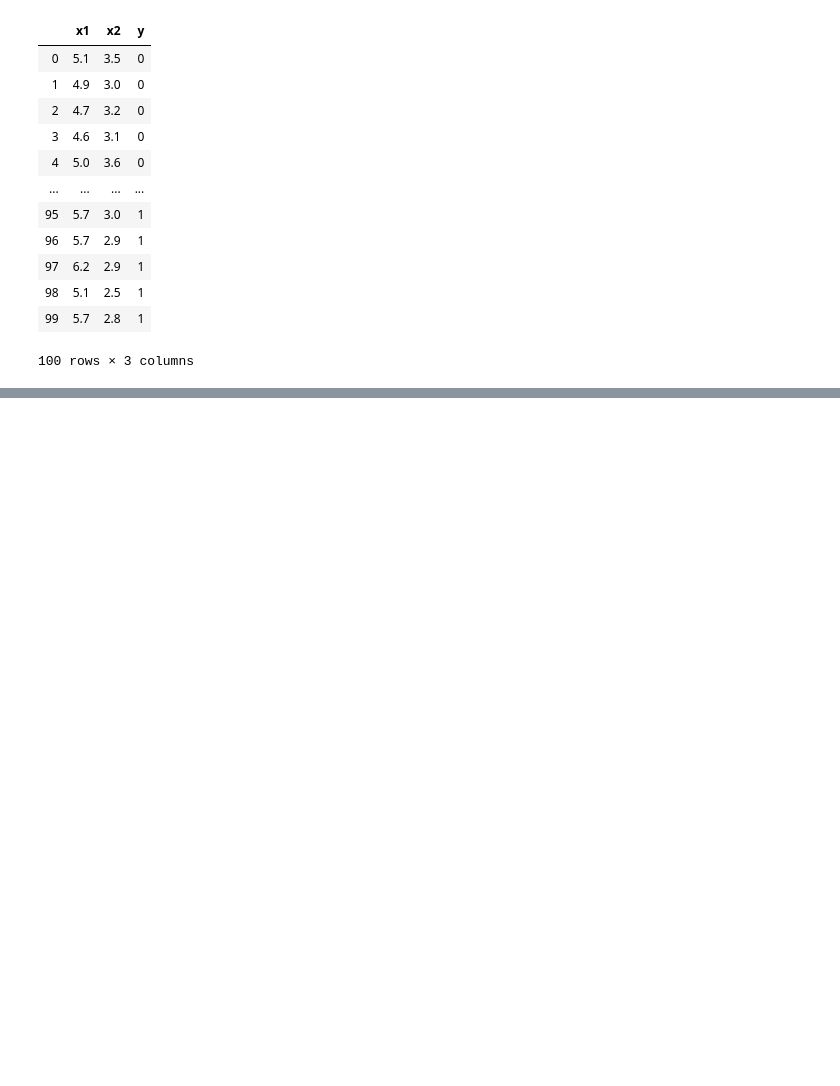
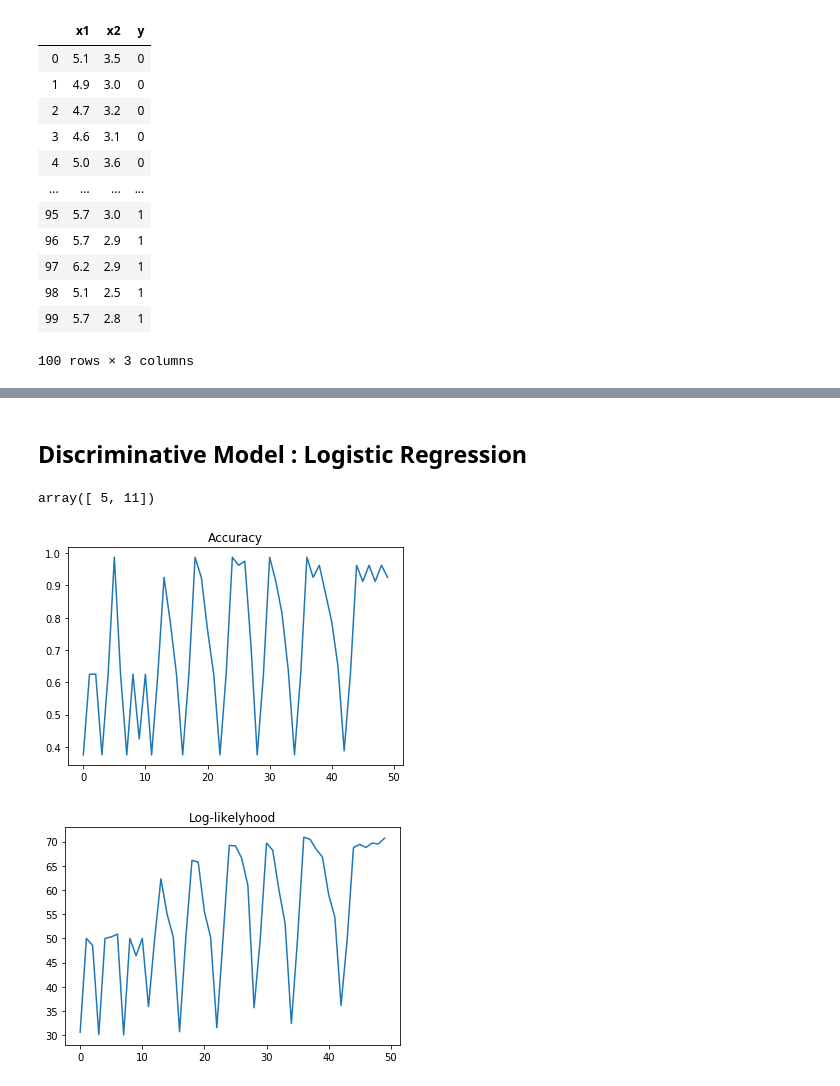
Before and after one commit to Maxtoq/Classification-with-Discriminative-and-Generative-models, a Jupyter notebook: Classification-with-Discriminative-and-Generative-models.ipynb, the cells around one changed output, grey strips where cells are left out. Cells and saved outputs as stored; diff of their text form; code cells hidden in the pictures; blank space fills up the shorter version.

```diff
--- a/Classification-with-Discriminative-and-Generative-models.ipynb
+++ b/Classification-with-Discriminative-and-Generative-models.ipynb
@@ -25,0 +63,70 @@ df
+# %% [markdown]
+## Discriminative Model : Logistic Regression
+# %%
+t = np.array([3, 0, 1])
+yy = np.array([2, 2, 3])
+XX= np.array([[1, -1],
+              [1, 2],
+              [2, 3]])
+np.dot((yy - t), XX)
+# %% [output]
+array([ 5, 11])
+# %%
+class LogisticResgression():
+
+    def __init__(self, n_features):
+        # Parameters
+        self.thetas = np.random.normal(0, 1, size=(1, n_features))
+
+        # Learning rate
+        self.lr = 0.01
+
+        # Accuracy
+        self.acc = []
+
+        # Log-likelyhood
+        self.logl = []
+
+    def sigm(self, X):
+        return 1 / (1 + np.exp(-np.dot(self.thetas, X.T)))
+
+    def compute_logl(self, prob, y):
+        self.logl.append(np.sum(y * prob + (1 - y) * (1 - prob)))
+        return self.logl[-1]
+
+    def compute_acc(self, y_pred, y):
+        self.acc.append((y_pred == y).mean())
+        return self.acc[-1]
+
+    def compute_grads(self, prob, X, y):
+        return np.dot((y - prob), X)
+
+    def plot_metrics(self):
+        plt.plot(np.arange(len(self.acc)), self.acc)
+        plt.title('Accuracy')
+        plt.show()
+        plt.plot(np.arange(len(self.logl)), self.logl)
+        plt.title('Log-likelyhood')
+        plt.show()
+
+    def fit(self, X, y, nb_epoch=50):
+        for i in range(nb_epoch):
+            # Predict class
+            prob = self.sigm(X)[0]
+            y_pred = np.around(prob)
+
+            # Compute prediction accuracy and log-likelyhood
+            self.compute_acc(y_pred, y)
+            self.compute_logl(prob, y)
+
+            # Update parameter with Gradient Ascent
+            grads = self.compute_grads(prob, X, y)
+            self.thetas += self.lr * grads
+
+        self.plot_metrics()
+
+model = LogisticResgression(2)
+model.fit(train_X, train_y)
+# %% [output]
+[figure, added]
+[figure, added]
```
Also changed, not shown: parts of 4 cells of this notebook.
